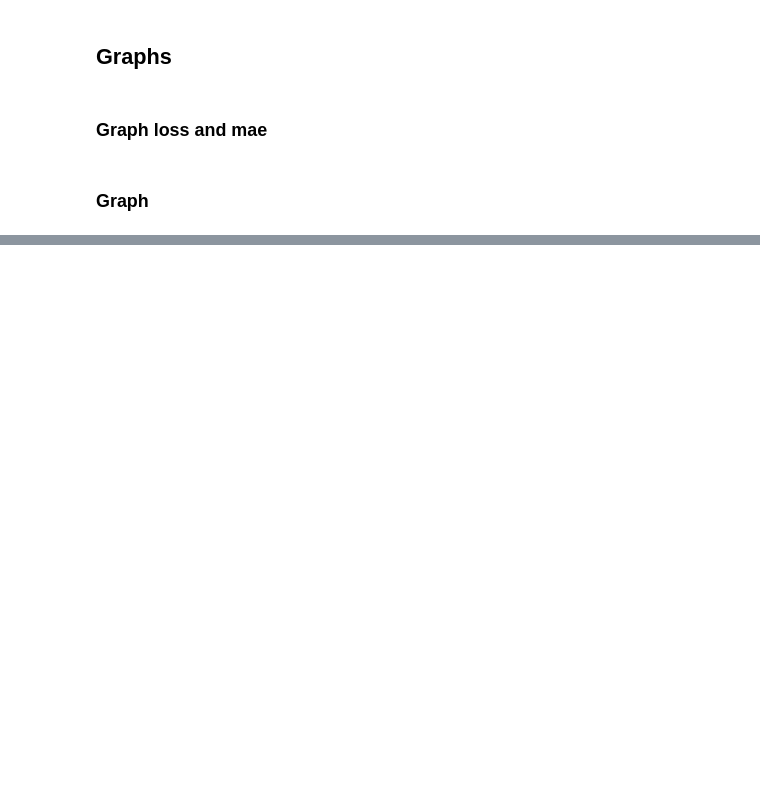
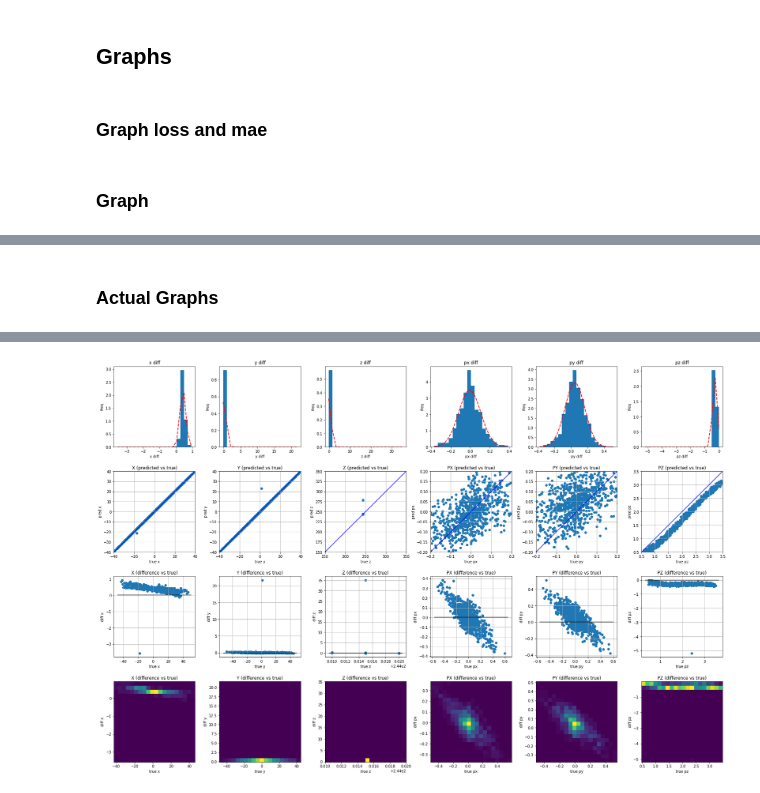
Before and after one commit to dfurletov/Mentorship_Notebooks, a Jupyter notebook: RNNLunch/RNNJLabChanged.ipynb, the cells around one changed output, grey strips where cells are left out. Drawn from its saved outputs; the diff is of its cells as text; code cells hidden in the pictures; blank space fills up the shorter version.

Commit message:
problems with new testing data

```diff
--- a/RNNLunch/RNNJLabChanged.ipynb
+++ b/RNNLunch/RNNJLabChanged.ipynb
@@ -530,2 +47,0 @@ KeyboardInterrupt: ignored
-# %%
-model = keras.models.load_model('VeryGoodModelTimeDist')
@@ -861,0 +52,3 @@ ValueError: ignored
+# %%
+train_csv = pandas.read_csv("train_data.csv")
+train_x = np.array(train_csv)
@@ -861,0 +416,3 @@ ValueError: ignored
+# %%
+# model = keras.models.load_model('RNNModel.h5')
+model = keras.models.load_model('drive/MyDrive/RNNModel.h5')
@@ -861,0 +426,6 @@ ValueError: ignored
+# %%
+inputs = keras.layers.Input((None,6), batch_size=1)
+x = RNNTimeStateful(inputs)
+old_weights = model.get_weights()
+model = keras.Model(inputs=inputs, outputs=x, name="RNNModel")
+model.set_weights(old_weights)
@@ -1140,0 +725,59 @@ data 5  |: mu:  0.10024234404171983 sigma:  0.8719890084826941
+# %% [markdown]
+### Actual Graphs
+# %%
+numOfSets = 1000
+
+usingTimeDistributed = True
+
+if usingTimeDistributed:
+  test_x = x_train[:numOfSets]
+  true_y_ = y_train[:numOfSets]
+
+  # pred_ = model.predict(np.expand_dims(test_x[0],0),batch_size=1)
+  pred_ = np.empty((1,23,6))
+  for index,t in enumerate(test_x):
+    # if index == 0:
+    #   continue
+    t = np.expand_dims(t,0)
+    # pred_ = np.append(pred_,model.predict(t,batch_size=1))
+    pred_ = np.vstack((pred_,model.predict(t,batch_size=1)))
+    # pred_.append(model.predict(t,bat/h_size=1))
+    model.reset_states();
+  # pred_ = np.array(pred_)
+  print("finished pred_")
+
+  pred_ = pred_[1:]
+
+  diff_ = pred_ - true_y_
+
+  true_y = []
+  pred = []
+  diff = []
+
+  # for a in range(numOfSets):
+  #   for b in range(7):
+  #     true_y.append(true_y_[a,b])
+  #     pred.append(pred_[a,b])
+  #     diff.append(diff_[a,b])
+
+  index = 10
+  true_y = true_y_[:,index]
+  pred = pred_[:,index]
+  diff = diff_[:,index]
+
+  true_y = np.array(true_y)
+  pred = np.array(pred)
+  diff = np.array(diff)
+else:
+  test_x = val_x[:numOfSets]
+  true_y = val_y[:numOfSets]
+  pred = model.predict(test_x)
+  diff = pred - true_y
+
+print("true: ",true_y.shape)
+print("pred: ",pred.shape)
+print("diff: ",diff.shape)
+
+
+doPlots(true_y,pred,diff)
+# %% [output]
@@ -1141 +794,2 @@ data 5  |: mu:  0.10024234404171983 sigma:  0.8719890084826941
+[figure, added]
 # %%
```
Also changed, not shown: parts of 74 cells of this notebook.
